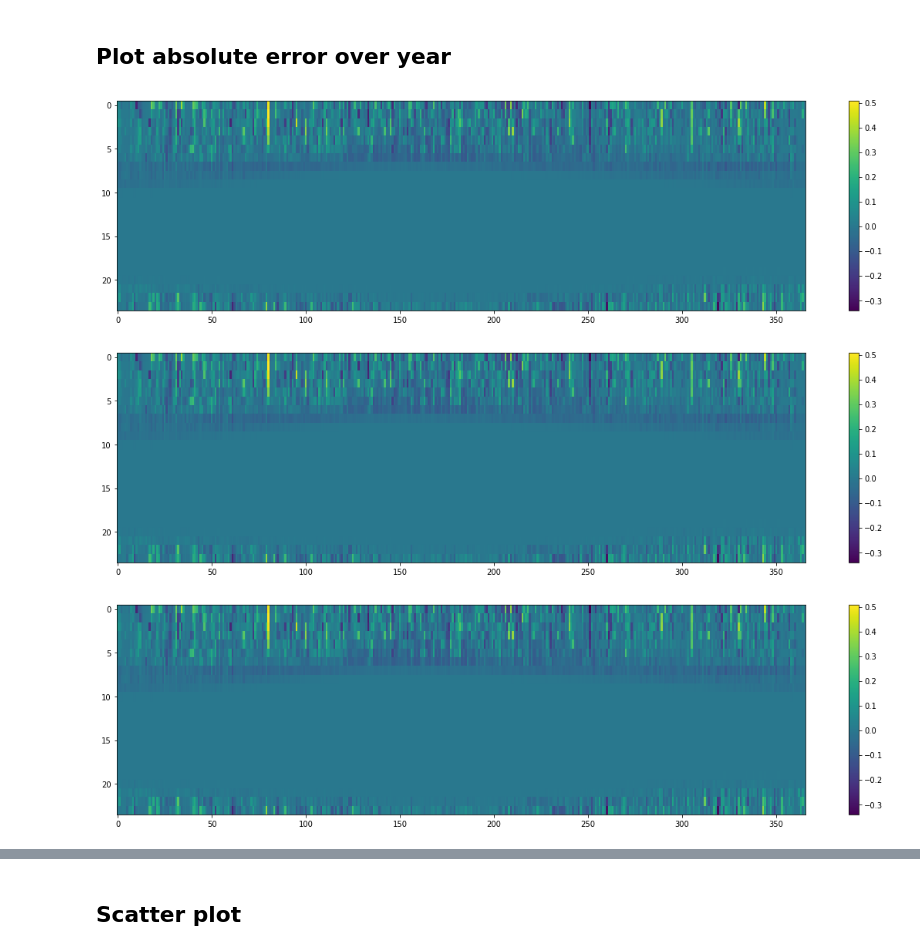
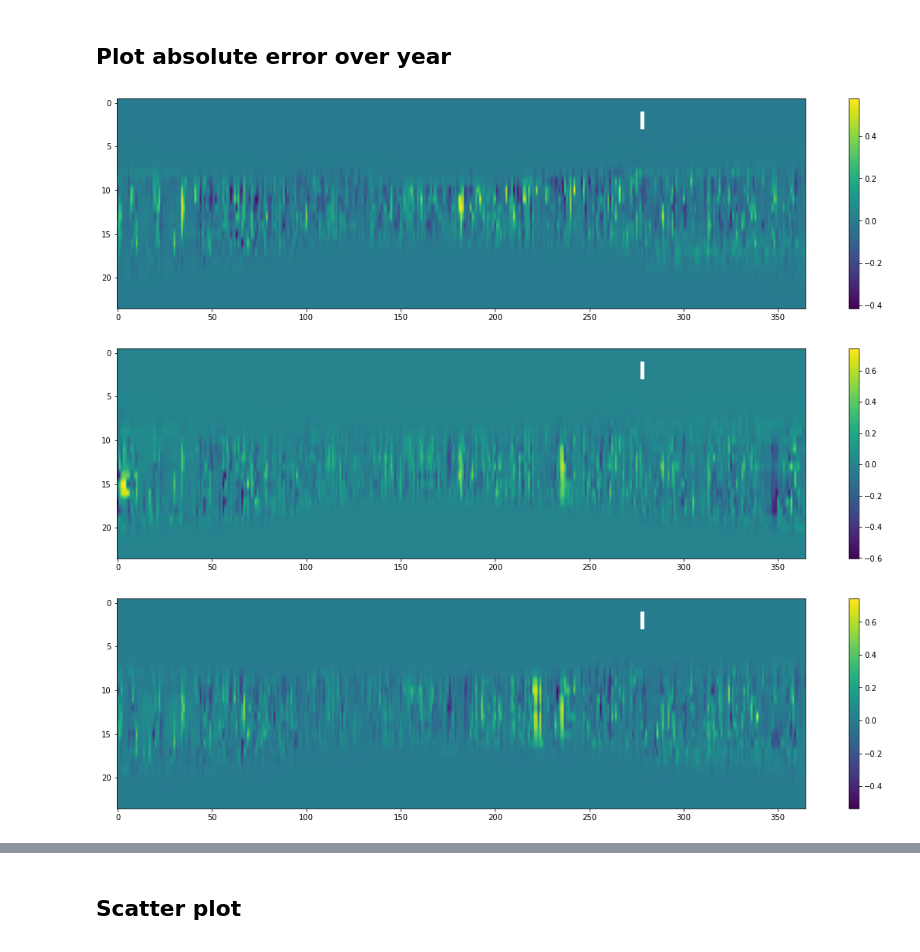
Before and after one commit to greenlytics/mqe-forecast, a Jupyter notebook: notebooks/nb-evaluate-forecast-gefcom2014-solar.ipynb, the cells around one changed output, grey strips where cells are left out. Saved outputs shown, nothing was run; the diff lists cells and outputs as text; code cells hidden in the pictures.

```diff
--- a/notebooks/nb-evaluate-forecast-gefcom2014-solar.ipynb
+++ b/notebooks/nb-evaluate-forecast-gefcom2014-solar.ipynb
@@ -9,9 +11,10 @@ import matplotlib.pyplot as plt
 # %%
 def load_data(path):
     files = glob.glob(path)
+    files = natsorted(files)
     dfs_split = []
     for file in files:
-        df = pd.read_csv(file, index_col=[0,1], header=[0,1])
+        df = pd.read_csv(file, index_col=[0,1], header=[0,1], parse_dates=True)
         dfs_split.append(df)
 
     return dfs_split
@@ -42,0 +21,11 @@ dfs_y_pred_test_model[0]['1']
+# %%
+trial_name = 'trial38'
+dfs_X_train = load_data('../results/gefcom2014-solar/'+trial_name+'/dfs_X_train/*.csv')
+dfs_X_valid = load_data('../results/gefcom2014-solar/'+trial_name+'/dfs_X_valid/*.csv')
+dfs_y_train = load_data('../results/gefcom2014-solar/'+trial_name+'/dfs_y_train/*.csv')
+dfs_y_valid = load_data('../results/gefcom2014-solar/'+trial_name+'/dfs_y_valid/*.csv')
+dfs_y_pred_train = load_data('../results/gefcom2014-solar/'+trial_name+'/dfs_y_pred_train/*lightgbm*.csv')
+dfs_y_pred_valid = load_data('../results/gefcom2014-solar/'+trial_name+'/dfs_y_pred_valid/*lightgbm*.csv')
+df_X_valid = pd.concat(dfs_X_valid)
+df_y_valid = pd.concat(dfs_y_valid)
+df_y_pred_valid = pd.concat(dfs_y_pred_valid)
@@ -118,0 +104,14 @@ plot_mae(df_pred_test, df_y_test)
+# %%
+df_pred = df_y_pred_valid.copy()
+df_pred = df_pred.loc[:, (slice(None), 'quantile50')]
+df_pred.index = df_pred.index.droplevel(0)
+df_pred.columns = df_pred.columns.droplevel(1)
+
+df_y = df_y_valid.copy()
+df_y.index = df_y.index.droplevel(0)
+df_y.columns = df_y.columns.droplevel(1)
+
+df_error = df_pred-df_y
+df_error = df_error.tz_localize('UTC').tz_convert('Australia/Melbourne')
+df_mae = df_error.abs().groupby(df_error.index.hour).mean()
+df_mae.plot()
@@ -124,16 +123,16 @@ df_y_train = pd.concat([pd.concat(dfs_y_train_farm[i]) for i in range(3)], keys=
 # %%
-def plot_map_error(df_pred, df_y):
-    df_error = (df_pred['quantile50']-df_y['POWER']).abs().astype(float).droplevel(0)
-    groups = df_error.groupby([df_error.index.hour, df_error.index.dayofyear])
+def plot_map_error(df_error):
+    error = df_error.groupby([df_error.index.hour, df_error.index.dayofyear]).mean().unstack()
+
     plt.figure(figsize=(20,5))
-    plt.imshow(error.T, cmap='viridis', aspect='auto')
+    plt.imshow(error, cmap='viridis', aspect='auto')
     plt.colorbar()
     plt.show()
 # %%
-plot_map_error(df_pred_test['1'], df_y_test['1'])
-plot_map_error(df_pred_test['2'], df_y_test['2'])
-plot_map_error(df_pred_test['3'], df_y_test['3'])
+plot_map_error(df_error['1'])
+plot_map_error(df_error['2'])
+plot_map_error(df_error['3'])
 # %% [output]
-[figure, old version]
+[figure, new version]
-[figure, old version]
+[figure, new version]
-[figure, old version]
+[figure, new version]
```
Also changed, not shown: parts of 28 cells of this notebook, 9 other files.
